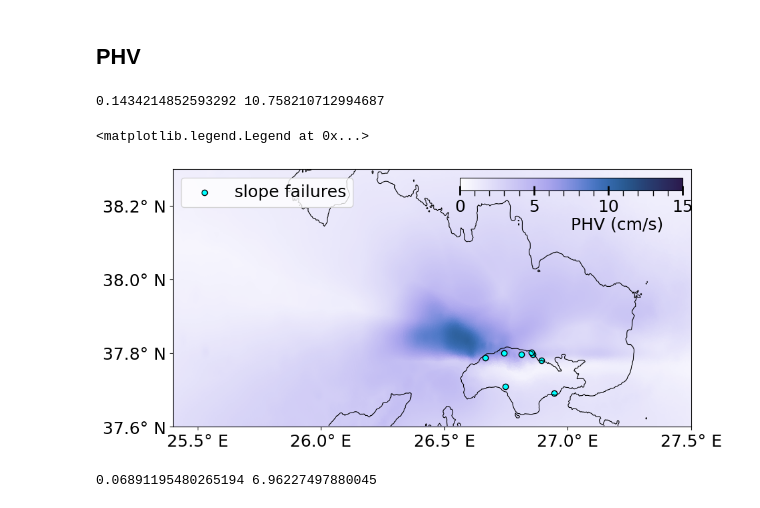
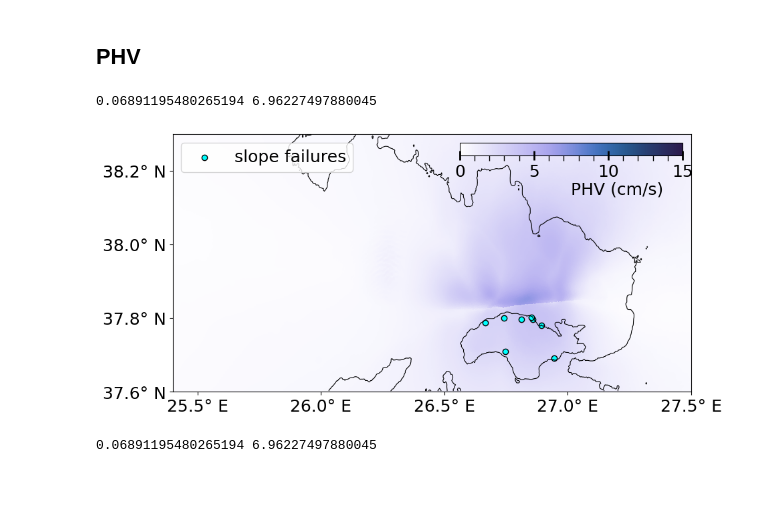
Before and after one commit to fabian-kutschera/Scripts4Processing, a Jupyter notebook: plot_SeisSol_Samos.ipynb, the cells around one changed output. Cells and saved outputs as stored; diff of their text form; code cells hidden in the pictures.

```diff
--- a/plot_SeisSol_Samos.ipynb
+++ b/plot_SeisSol_Samos.ipynb
@@ -416,20 +416,19 @@ def plot_PHV(xdmfFilename,timestep):
     cbar.ax.minorticks_on()
 # %%
 # Ryo_v3_noWL, Fra_v4_noWL, Fra_dyn_C, Fra_dyn_D
-model = "Ryo_v3_noWL"
+model = "Fra_v4_noWL"
 xdmfFilename = "/Users/fkutschera/Documents/Data/Samos/Samos_extracted_surface/{}-GME.xdmf".format(model)
 fig = plt.figure()
 fig.set_size_inches(10, 5)
 ax1 = plt.gca()
 time = 0 # only one time step available for GME
 plot_PHV(xdmfFilename,time)
 ax1.scatter(df.Lon, df.Lat, marker="o", color="cyan", edgecolors="black", label="slope failures")
 ax1.legend(loc="upper left")
-#fig.savefig("Samos/PHV_{}.png".format(model), dpi=300)
+fig.savefig("Samos/PHV_{}.png".format(model), dpi=300)
 # %% [output]
-0.1434214852593292 10.758210712994687
+0.06891195480265194 6.96227497880045
-<matplotlib.legend.Legend at 0x...>
-[figure, old version]
+[figure, new version]
 # %%
 # Ryo_v3_noWL, Fra_v4_noWL, Fra_dyn_C, Fra_dyn_D
 model = "Fra_v4_noWL"
```
Also changed, not shown: 2 other files.
